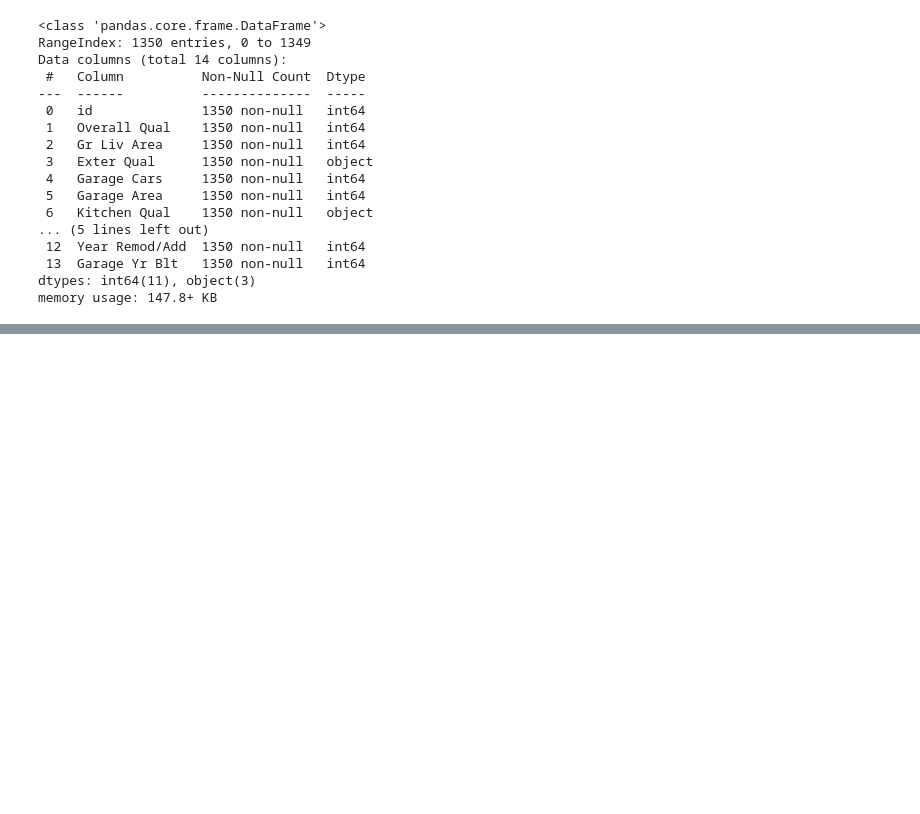
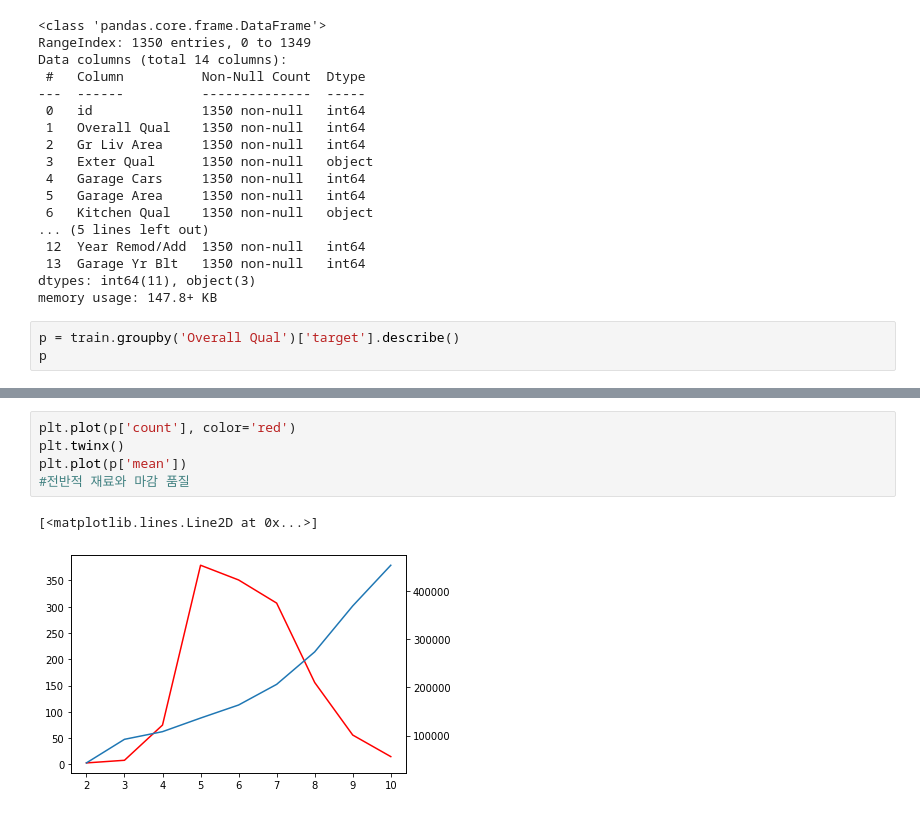
Before and after one commit to ggpp200/corap, a Jupyter notebook: house.ipynb, the cells around one changed output, grey strips where cells are left out. Drawn from its saved outputs; the diff is of its cells as text; blank space fills up the shorter version.

```diff
--- a/house.ipynb
+++ b/house.ipynb
@@ -195,3 +196,6 @@ Data columns (total 14 columns):
  13  Garage Yr Blt   1350 non-null   int64
 dtypes: int64(11), object(3)
 memory usage: 147.8+ KB
+# %%
+p = train.groupby('Overall Qual')['target'].describe()
+p
@@ -197,0 +240,8 @@ memory usage: 147.8+ KB
+# %%
+plt.plot(p['count'], color='red')
+plt.twinx()
+plt.plot(p['mean'])
+#전반적 재료와 마감 품질
+# %% [output]
+[<matplotlib.lines.Line2D at 0x...>]
+[figure, added]
```
Also changed, not shown: parts of 26 cells of this notebook.
